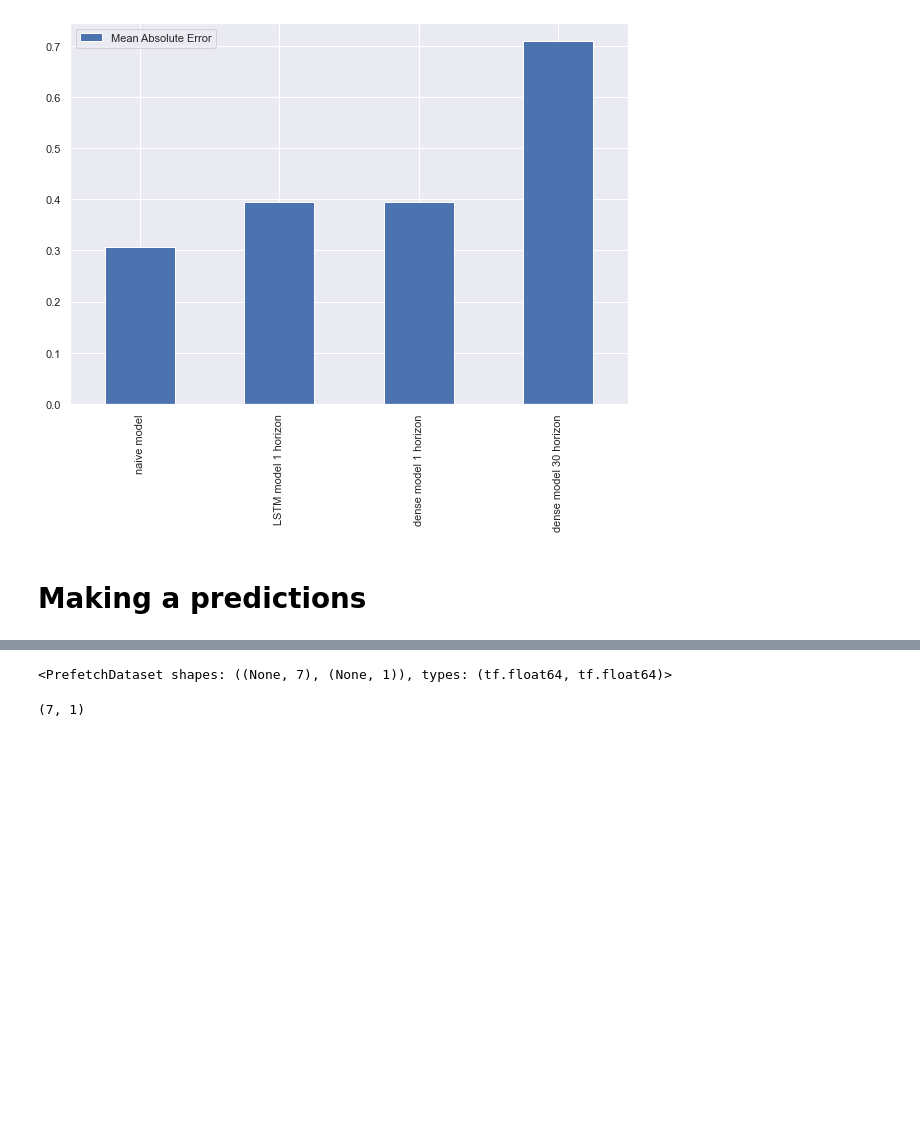
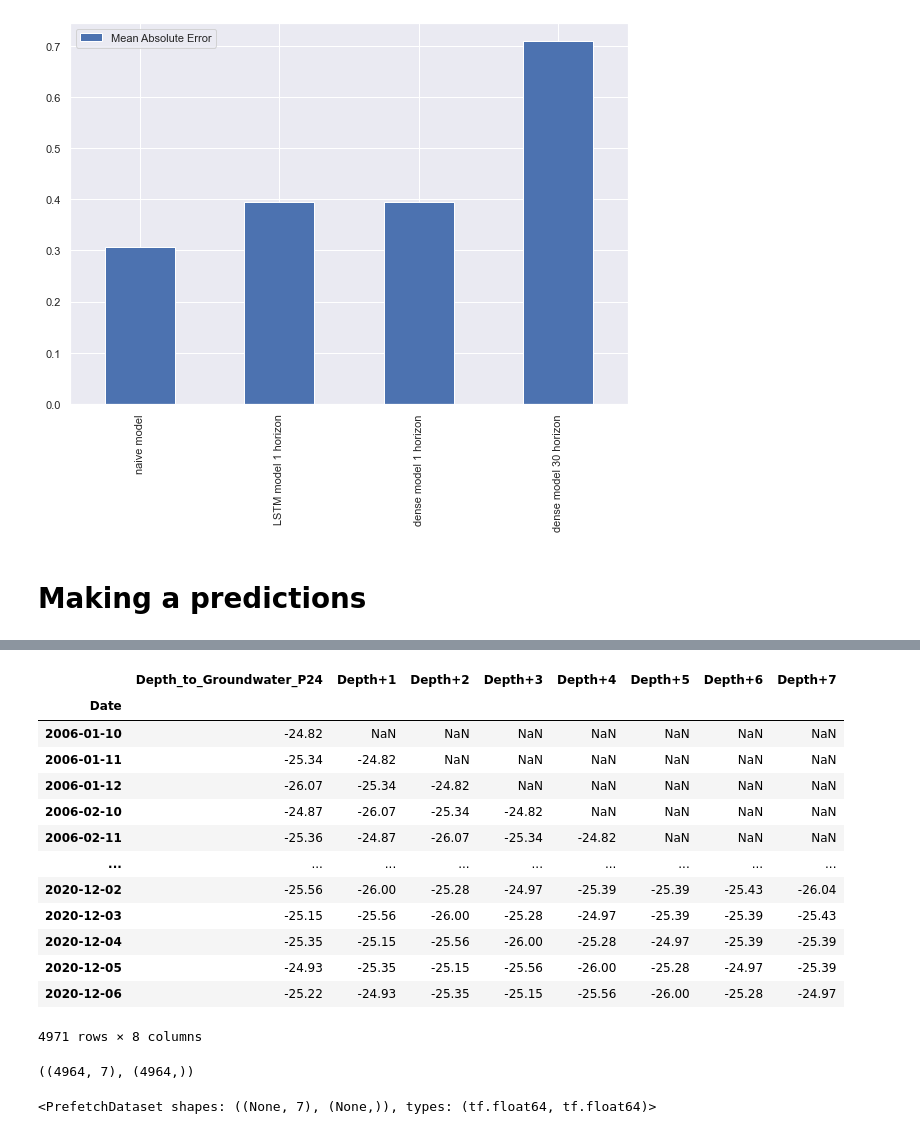
Before and after one commit to nandaryanpk/vscode_py, a Jupyter notebook: smart_water.ipynb, the cells around one changed output, grey strips where cells are left out. Cells and saved outputs as stored; diff of their text form; code cells hidden in the pictures; blank space fills up the shorter version.

```diff
--- a/smart_water.ipynb
+++ b/smart_water.ipynb
@@ -691,15 +716,36 @@ array([[-24.82, -25.34, -26.07, ..., -25.36, -26.12, -24.97],
+# %%
+petrignano_features_windowed.drop(columns=["Volume_C10_Petrignano"], axis=1, inplace=True)
+petrignano_features_windowed
+# %% [output]
+|  | Depth_to_Groundwater_P24 | Depth+1 | Depth+2 | Depth+3 | Depth+4 | Depth+5 | Depth+6 | Depth+7 |
+| Date |  |  |  |  |  |  |  |  |
+| 2006-01-10 | -24.82 | NaN | NaN | NaN | NaN | NaN | NaN | NaN |
+| 2006-01-11 | -25.34 | -24.82 | NaN | NaN | NaN | NaN | NaN | NaN |
+| 2006-01-12 | -26.07 | -25.34 | -24.82 | NaN | NaN | NaN | NaN | NaN |
+| 2006-02-10 | -24.87 | -26.07 | -25.34 | -24.82 | NaN | NaN | NaN | NaN |
+| 2006-02-11 | -25.36 | -24.87 | -26.07 | -25.34 | -24.82 | NaN | NaN | NaN |
+| ... | ... | ... | ... | ... | ... | ... | ... | ... |
+| 2020-12-02 | -25.56 | -26.00 | -25.28 | -24.97 | -25.39 | -25.39 | -25.43 | -26.04 |
+| 2020-12-03 | -25.15 | -25.56 | -26.00 | -25.28 | -24.97 | -25.39 | -25.39 | -25.43 |
+| 2020-12-04 | -25.35 | -25.15 | -25.56 | -26.00 | -25.28 | -24.97 | -25.39 | -25.39 |
+| 2020-12-05 | -24.93 | -25.35 | -25.15 | -25.56 | -26.00 | -25.28 | -24.97 | -25.39 |
+| 2020-12-06 | -25.22 | -24.93 | -25.35 | -25.15 | -25.56 | -26.00 | -25.28 | -24.97 |
+4971 rows × 8 columns
+# %%
+X_full = petrignano_features_windowed.dropna().drop(["Depth_to_Groundwater_P24"], axis=1).to_numpy()
+y_full = petrignano_features_windowed.dropna()["Depth_to_Groundwater_P24"].to_numpy()
+
+X_full.shape, y_full.shape
+# %% [output]
+((4964, 7), (4964,))
 # %%
-X_full_data = tf.data.Dataset.from_tensor_slices(full_windows)
-y_full_data = tf.data.Dataset.from_tensor_slices(full_labels)
-full_dataset = tf.data.Dataset.zip((X_full_data, y_full_data))
+X_data = tf.data.Dataset.from_tensor_slices(X_full)
+y_data = tf.data.Dataset.from_tensor_slices(y_full)
+full_dataset = tf.data.Dataset.zip((X_data, y_data))
 full_dataset = full_dataset.batch(1024).prefetch(tf.data.experimental.AUTOTUNE)
 full_dataset
 # %% [output]
-<PrefetchDataset shapes: ((None, 7), (None, 1)), types: (tf.float64, tf.float64)>
+<PrefetchDataset shapes: ((None, 7), (None,)), types: (tf.float64, tf.float64)>
-# %%
-WINDOW_SIZE, HORIZON
-# %% [output]
-(7, 1)
 # %%
 tf.random.set_seed(42)
 
```
Also changed, not shown: parts of 17 cells of this notebook.
